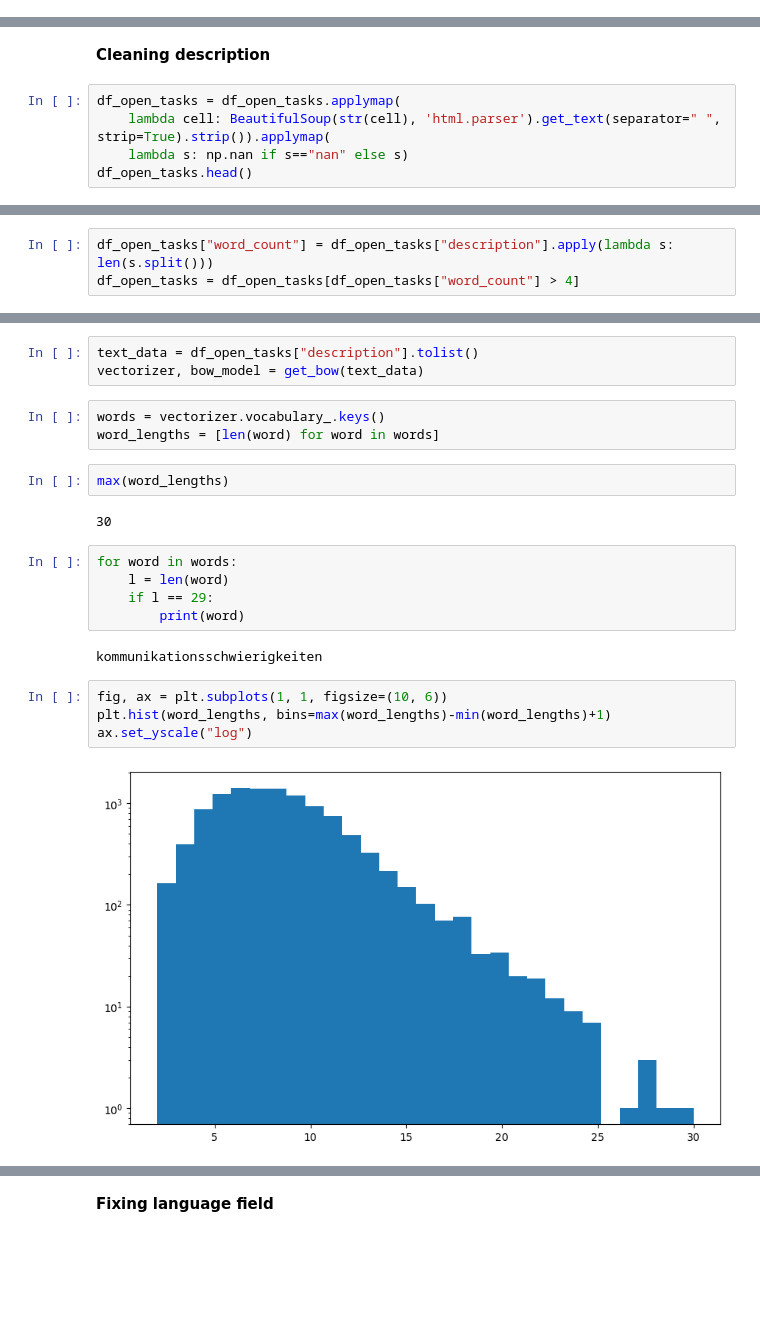
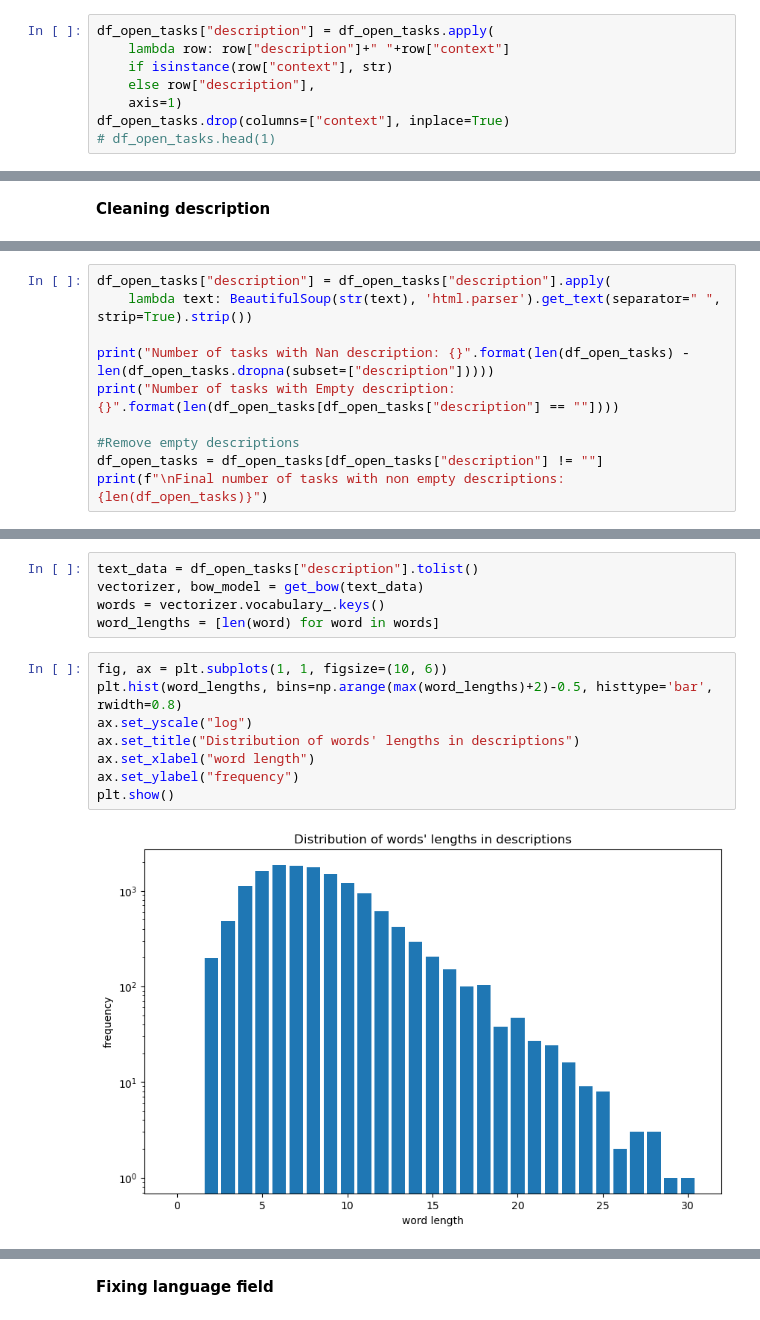
Before and after one commit to ghalifaten/master_thesis, a Jupyter notebook: 1a_cleaning_open_tasks.ipynb, the cells around one changed output, grey strips where cells are left out. Saved outputs shown, nothing was run; the diff lists cells and outputs as text; blank space fills up the shorter version.

```diff
--- a/1a_cleaning_open_tasks.ipynb
+++ b/1a_cleaning_open_tasks.ipynb
@@ -115,0 +89,8 @@ df_open_tasks.head()
+# %%
+df_open_tasks["description"] = df_open_tasks.apply(
+    lambda row: row["description"]+" "+row["context"]
+    if isinstance(row["context"], str)
+    else row["description"],
+    axis=1)
+df_open_tasks.drop(columns=["context"], inplace=True)
+# df_open_tasks.head(1)
@@ -116,7 +99,2 @@ df_open_tasks.head()
 # %% [markdown]
 **Cleaning description**
-# %%
-df_open_tasks = df_open_tasks.applymap(
-    lambda cell: BeautifulSoup(str(cell), 'html.parser').get_text(separator=" ", strip=True).strip()).applymap(
-    lambda s: np.nan if s=="nan" else s)
-df_open_tasks.head()
@@ -134,3 +101,10 @@ len(df_open_tasks.dropna(subset=["description"])) / len(df_open_tasks) * 100
-# %%
-df_open_tasks["word_count"] = df_open_tasks["description"].apply(lambda s: len(s.split()))
-df_open_tasks = df_open_tasks[df_open_tasks["word_count"] > 4]
+# %%
+df_open_tasks["description"] = df_open_tasks["description"].apply(
+    lambda text: BeautifulSoup(str(text), 'html.parser').get_text(separator=" ", strip=True).strip())
+
+print("Number of tasks with Nan description: {}".format(len(df_open_tasks) - len(df_open_tasks.dropna(subset=["description"]))))
+print("Number of tasks with Empty description: {}".format(len(df_open_tasks[df_open_tasks["description"] == ""])))
+
+#Remove empty descriptions
+df_open_tasks = df_open_tasks[df_open_tasks["description"] != ""]
+print(f"\nFinal number of tasks with non empty descriptions: {len(df_open_tasks)}")
@@ -151,23 +155,15 @@ def get_bow(text_data):
 # %%
 text_data = df_open_tasks["description"].tolist()
 vectorizer, bow_model = get_bow(text_data)
+words = vectorizer.vocabulary_.keys()
+word_lengths = [len(word) for word in words]
-# %%
-words = vectorizer.vocabulary_.keys()
-word_lengths = [len(word) for word in words]
-# %%
-max(word_lengths)
-# %% [output]
-30
-# %%
-for word in words:
-    l = len(word)
-    if l == 29:
-        print(word)
-# %% [output]
-kommunikationsschwierigkeiten
 # %%
 fig, ax = plt.subplots(1, 1, figsize=(10, 6))
-plt.hist(word_lengths, bins=max(word_lengths)-min(word_lengths)+1)
+plt.hist(word_lengths, bins=np.arange(max(word_lengths)+2)-0.5, histtype='bar', rwidth=0.8)
 ax.set_yscale("log")
+ax.set_title("Distribution of words' lengths in descriptions")
+ax.set_xlabel("word length")
+ax.set_ylabel("frequency")
+plt.show()
 # %% [output]
-[figure, old version]
+[figure, new version]
```
Also changed, not shown: parts of 52 cells of this notebook.
